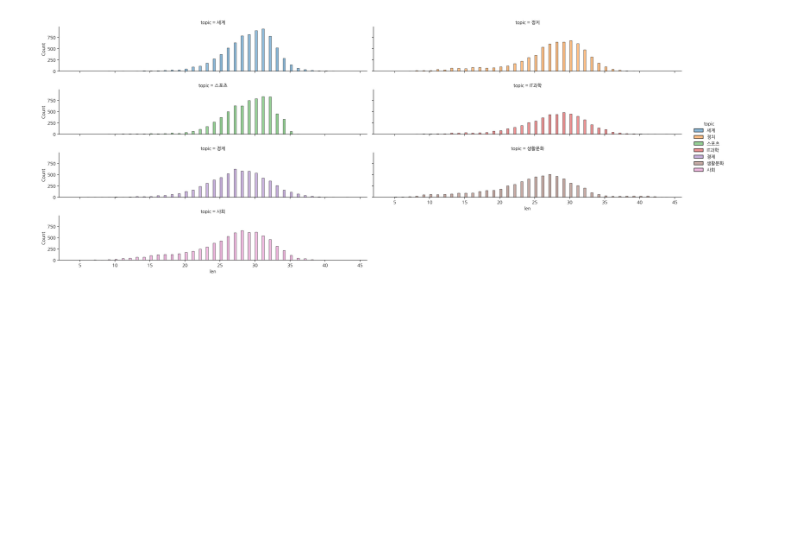
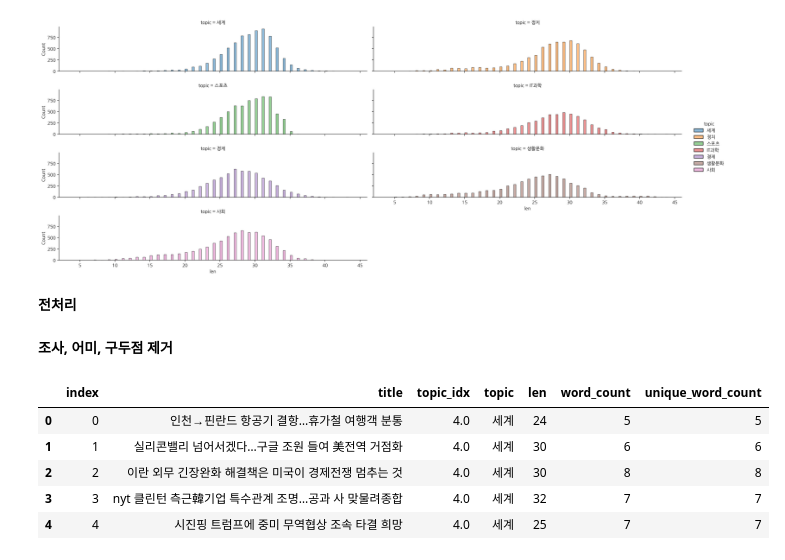
Before and after one commit to gundaminpde/test1, a Jupyter notebook: NLP_in_Korean_baby_step_2.ipynb, the cells around one changed output. Cells and saved outputs as stored; diff of their text form; code cells hidden in the pictures; blank space fills up the shorter version.

```diff
--- a/NLP_in_Korean_baby_step_2.ipynb
+++ b/NLP_in_Korean_baby_step_2.ipynb
@@ -218,3 +218,14 @@ sns.displot(data=df, x="len",
 # %% [output]
 <seaborn.axisgrid.FacetGrid at 0x...>
 [figure]
+# %% [markdown]
+**전처리**
+# %%
+import re
+# df["title"] = df["title"].map(lambda x : re.sub("[0-9]", "", x))
+df["title"] = df["title"].str.replace("[0-9]", "", regex=True)
+# %%
+##영문자는 모두 소문자로 변경
+df["title"] = df["title"].str.lower()
+# %% [markdown]
+**조사, 어미, 구두점 제거**
@@ -221,3 +254,12 @@ sns.displot(data=df, x="len",
+# %%
+df.head()
+# %% [output]
+|  | index | title | topic_idx | topic | len | word_count | unique_word_count |
+| 0 | 0 | 인천→핀란드 항공기 결항…휴가철 여행객 분통 | 4.0 | 세계 | 24 | 5 | 5 |
+| 1 | 1 | 실리콘밸리 넘어서겠다…구글 조원 들여 美전역 거점화 | 4.0 | 세계 | 30 | 6 | 6 |
+| 2 | 2 | 이란 외무 긴장완화 해결책은 미국이 경제전쟁 멈추는 것 | 4.0 | 세계 | 30 | 8 | 8 |
+| 3 | 3 | nyt 클린턴 측근韓기업 특수관계 조명…공과 사 맞물려종합 | 4.0 | 세계 | 32 | 7 | 7 |
+| 4 | 4 | 시진핑 트럼프에 중미 무역협상 조속 타결 희망 | 4.0 | 세계 | 25 | 7 | 7 |
 # %%
 # 불용어 제거
 def remove_stopwords(text):
```
Also changed, not shown: parts of 28 cells of this notebook.
